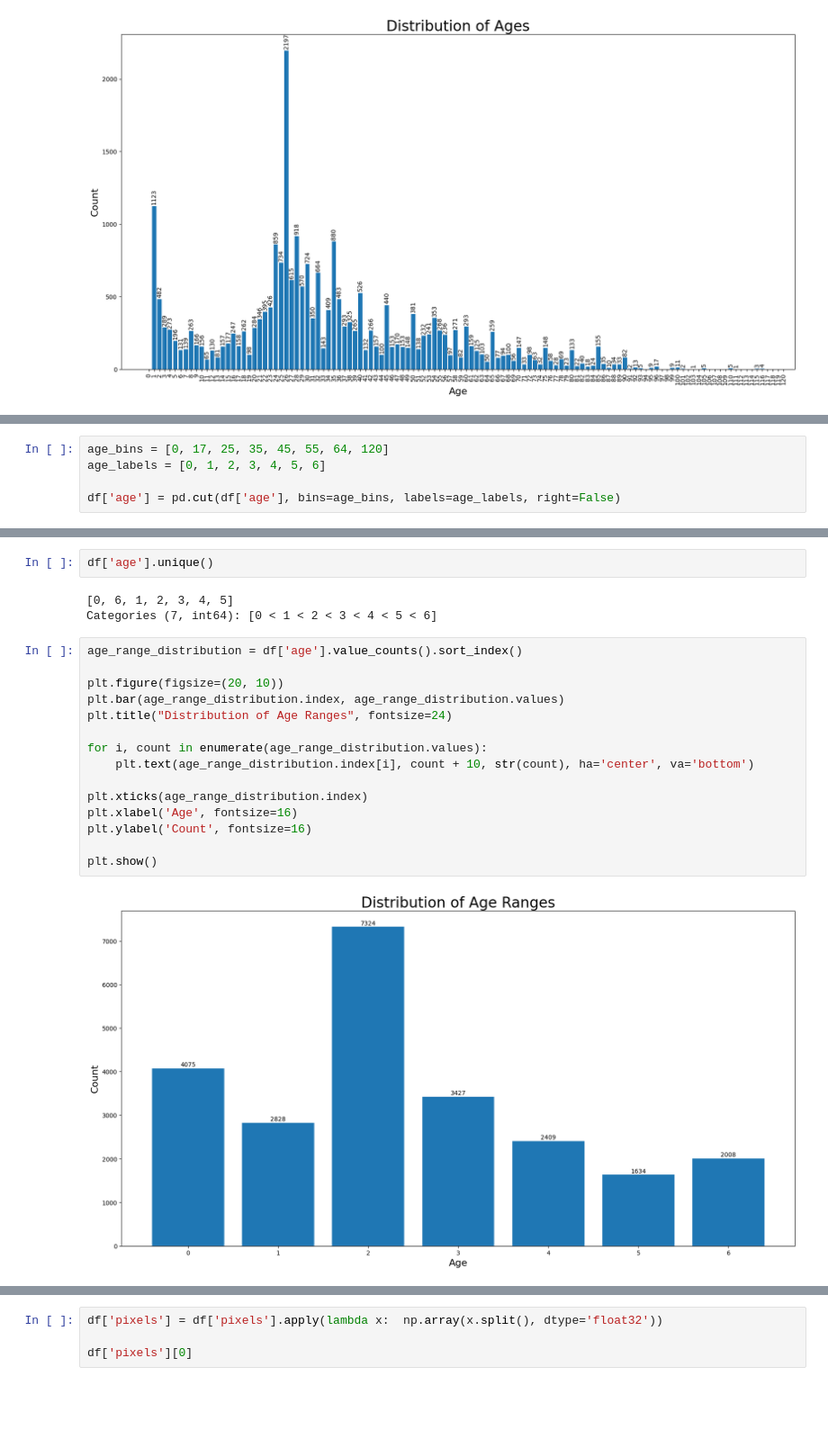
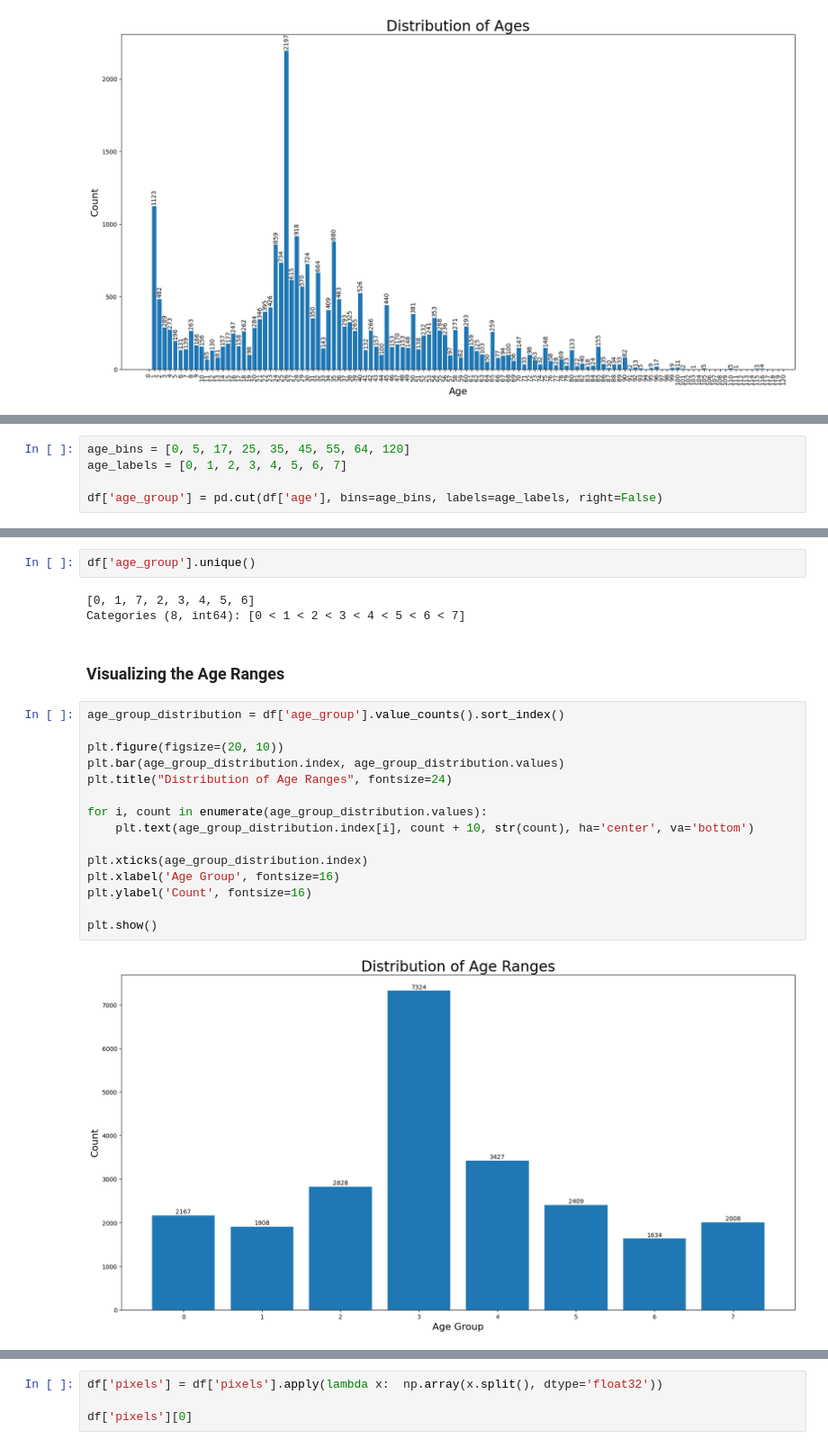
Before and after one commit to fancifulcrow/Age-Dectection-with-CNN, a Jupyter notebook: age_detection.ipynb, the cells around one changed output, grey strips where cells are left out. Shown at 90% size. Saved outputs shown, nothing was run; the diff lists cells and outputs as text; blank space fills up the shorter version.

```diff
--- a/age_detection.ipynb
+++ b/age_detection.ipynb
@@ -104,5 +107,5 @@ plt.show()
 # %%
-age_bins = [0, 17, 25, 35, 45, 55, 64, 120]
-age_labels = [0, 1, 2, 3, 4, 5, 6]
+age_bins = [0, 5, 17, 25, 35, 45, 55, 64, 120]
+age_labels = [0, 1, 2, 3, 4, 5, 6, 7]
 
-df['age'] = pd.cut(df['age'], bins=age_bins, labels=age_labels, right=False)
+df['age_group'] = pd.cut(df['age'], bins=age_bins, labels=age_labels, right=False)
@@ -118,23 +123,25 @@ df.sample(5)
 # %%
-df['age'].unique()
+df['age_group'].unique()
 # %% [output]
-[0, 6, 1, 2, 3, 4, 5]
-Categories (7, int64): [0 < 1 < 2 < 3 < 4 < 5 < 6]
+[0, 1, 7, 2, 3, 4, 5, 6]
+Categories (8, int64): [0 < 1 < 2 < 3 < 4 < 5 < 6 < 7]
+# %% [markdown]
+### Visualizing the Age Ranges
 # %%
-age_range_distribution = df['age'].value_counts().sort_index()
+age_group_distribution = df['age_group'].value_counts().sort_index()
 
 plt.figure(figsize=(20, 10))
-plt.bar(age_range_distribution.index, age_range_distribution.values)
+plt.bar(age_group_distribution.index, age_group_distribution.values)
 plt.title("Distribution of Age Ranges", fontsize=24)
 
-for i, count in enumerate(age_range_distribution.values):
-    plt.text(age_range_distribution.index[i], count + 10, str(count), ha='center', va='bottom')
+for i, count in enumerate(age_group_distribution.values):
+    plt.text(age_group_distribution.index[i], count + 10, str(count), ha='center', va='bottom')
 
-plt.xticks(age_range_distribution.index)
-plt.xlabel('Age', fontsize=16)
+plt.xticks(age_group_distribution.index)
+plt.xlabel('Age Group', fontsize=16)
 plt.ylabel('Count', fontsize=16)
 
 plt.show()
 # %% [output]
-[figure, old version]
+[figure, new version]
 # %% [markdown]
```
Also changed, not shown: parts of 23 cells of this notebook.
